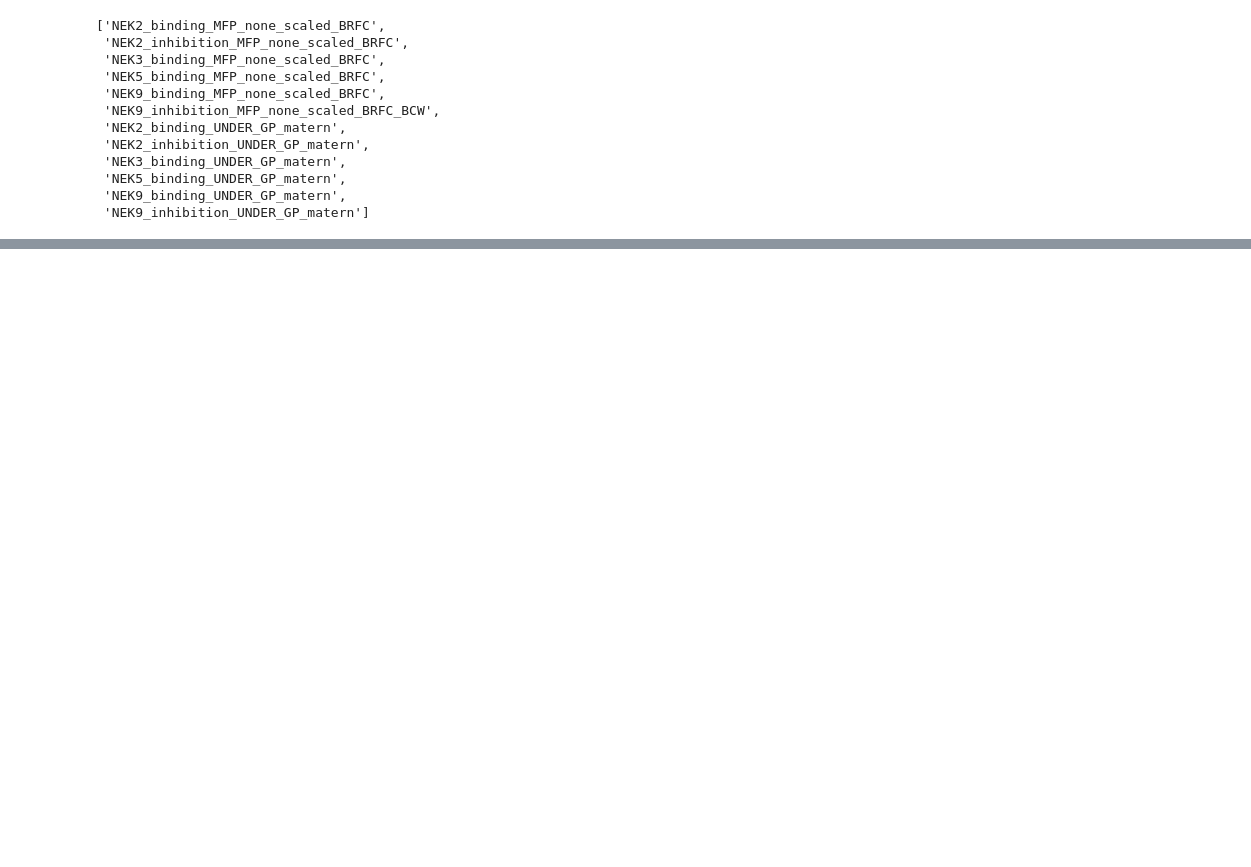
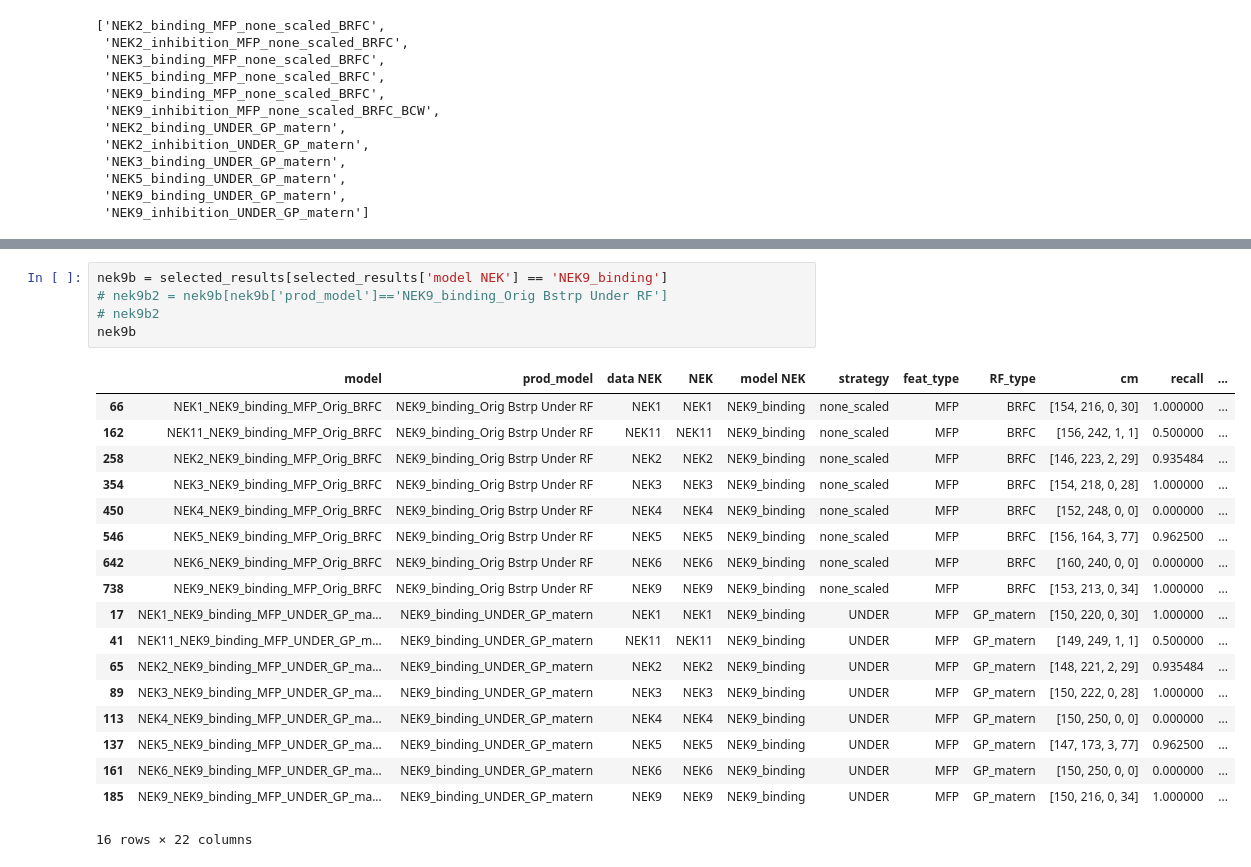
Before and after one commit to radhikasahai/ATOM_CODE, a Jupyter notebook: examples/compare_nanobret_cellular_holdout_prod.ipynb, the cells around one changed output, grey strips where cells are left out. Cells and saved outputs as stored; diff of their text form; blank space fills up the shorter version.

```diff
--- a/examples/compare_nanobret_cellular_holdout_prod.ipynb
+++ b/examples/compare_nanobret_cellular_holdout_prod.ipynb
@@ -201,3 +171,27 @@ See the caveats in the documentation: https://pandas.pydata.org/pandas-docs/stab
+# %%
+nek9b = selected_results[selected_results['model NEK'] == 'NEK9_binding']
+# nek9b2 = nek9b[nek9b['prod_model']=='NEK9_binding_Orig Bstrp Under RF']
+# nek9b2
+nek9b
+# %% [output]
+|  | model | prod_model | data NEK | NEK | model NEK | strategy | feat_type | RF_type | cm | recall | ... |
+| 66 | NEK1_NEK9_binding_MFP_Orig_BRFC | NEK9_binding_Orig Bstrp Under RF | NEK1 | NEK1 | NEK9_binding | none_scaled | MFP | BRFC | [154, 216, 0, 30] | 1.000000 | ... |
+| 162 | NEK11_NEK9_binding_MFP_Orig_BRFC | NEK9_binding_Orig Bstrp Under RF | NEK11 | NEK11 | NEK9_binding | none_scaled | MFP | BRFC | [156, 242, 1, 1] | 0.500000 | ... |
+| 258 | NEK2_NEK9_binding_MFP_Orig_BRFC | NEK9_binding_Orig Bstrp Under RF | NEK2 | NEK2 | NEK9_binding | none_scaled | MFP | BRFC | [146, 223, 2, 29] | 0.935484 | ... |
+| 354 | NEK3_NEK9_binding_MFP_Orig_BRFC | NEK9_binding_Orig Bstrp Under RF | NEK3 | NEK3 | NEK9_binding | none_scaled | MFP | BRFC | [154, 218, 0, 28] | 1.000000 | ... |
+| 450 | NEK4_NEK9_binding_MFP_Orig_BRFC | NEK9_binding_Orig Bstrp Under RF | NEK4 | NEK4 | NEK9_binding | none_scaled | MFP | BRFC | [152, 248, 0, 0] | 0.000000 | ... |
+| 546 | NEK5_NEK9_binding_MFP_Orig_BRFC | NEK9_binding_Orig Bstrp Under RF | NEK5 | NEK5 | NEK9_binding | none_scaled | MFP | BRFC | [156, 164, 3, 77] | 0.962500 | ... |
+| 642 | NEK6_NEK9_binding_MFP_Orig_BRFC | NEK9_binding_Orig Bstrp Under RF | NEK6 | NEK6 | NEK9_binding | none_scaled | MFP | BRFC | [160, 240, 0, 0] | 0.000000 | ... |
+| 738 | NEK9_NEK9_binding_MFP_Orig_BRFC | NEK9_binding_Orig Bstrp Under RF | NEK9 | NEK9 | NEK9_binding | none_scaled | MFP | BRFC | [153, 213, 0, 34] | 1.000000 | ... |
+| 17 | NEK1_NEK9_binding_MFP_UNDER_GP_ma... | NEK9_binding_UNDER_GP_matern | NEK1 | NEK1 | NEK9_binding | UNDER | MFP | GP_matern | [150, 220, 0, 30] | 1.000000 | ... |
+| 41 | NEK11_NEK9_binding_MFP_UNDER_GP_m... | NEK9_binding_UNDER_GP_matern | NEK11 | NEK11 | NEK9_binding | UNDER | MFP | GP_matern | [149, 249, 1, 1] | 0.500000 | ... |
+| 65 | NEK2_NEK9_binding_MFP_UNDER_GP_ma... | NEK9_binding_UNDER_GP_matern | NEK2 | NEK2 | NEK9_binding | UNDER | MFP | GP_matern | [148, 221, 2, 29] | 0.935484 | ... |
+| 89 | NEK3_NEK9_binding_MFP_UNDER_GP_ma... | NEK9_binding_UNDER_GP_matern | NEK3 | NEK3 | NEK9_binding | UNDER | MFP | GP_matern | [150, 222, 0, 28] | 1.000000 | ... |
+| 113 | NEK4_NEK9_binding_MFP_UNDER_GP_ma... | NEK9_binding_UNDER_GP_matern | NEK4 | NEK4 | NEK9_binding | UNDER | MFP | GP_matern | [150, 250, 0, 0] | 0.000000 | ... |
+| 137 | NEK5_NEK9_binding_MFP_UNDER_GP_ma... | NEK9_binding_UNDER_GP_matern | NEK5 | NEK5 | NEK9_binding | UNDER | MFP | GP_matern | [147, 173, 3, 77] | 0.962500 | ... |
+| 161 | NEK6_NEK9_binding_MFP_UNDER_GP_ma... | NEK9_binding_UNDER_GP_matern | NEK6 | NEK6 | NEK9_binding | UNDER | MFP | GP_matern | [150, 250, 0, 0] | 0.000000 | ... |
+| 185 | NEK9_NEK9_binding_MFP_UNDER_GP_ma... | NEK9_binding_UNDER_GP_matern | NEK9 | NEK9 | NEK9_binding | UNDER | MFP | GP_matern | [150, 216, 0, 34] | 1.000000 | ... |
+16 rows × 22 columns
 # %%
 
 for nek in gp_prod_results['model NEK'].unique():
```
Also changed, not shown: parts of 13 cells of this notebook.
